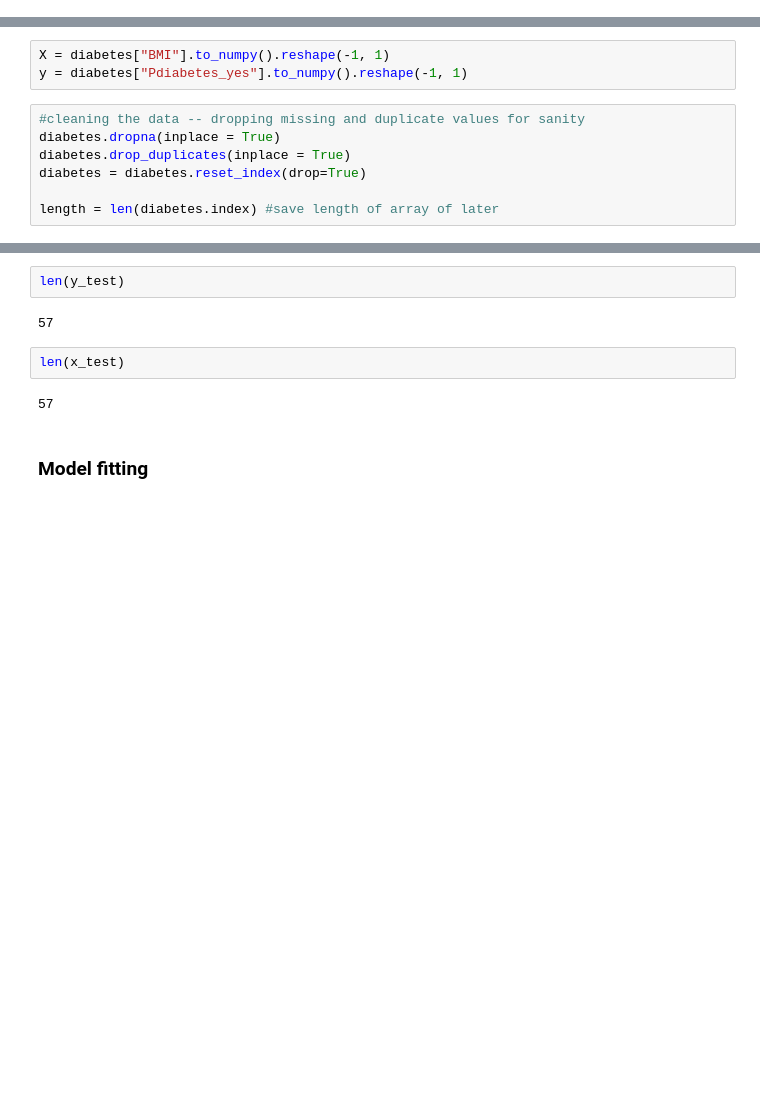
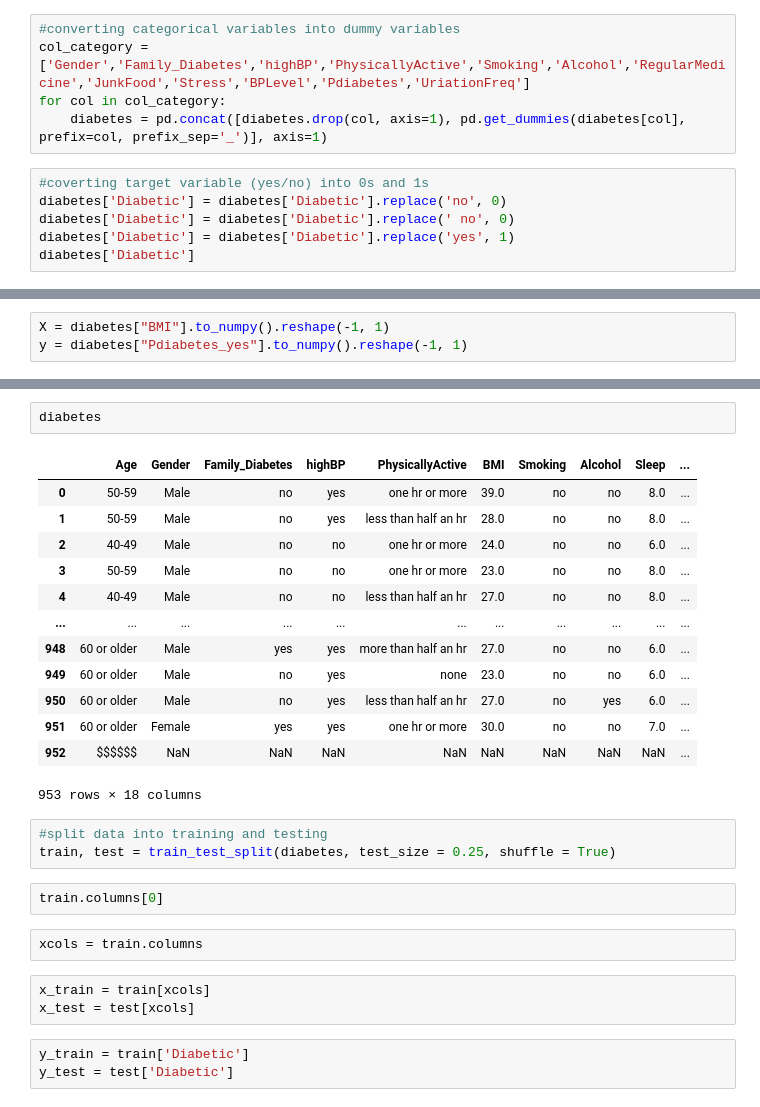
Before and after one commit to wxuan309/SC22-BatchA-elastic-searchers, a Jupyter notebook: ds-project/main.ipynb, the cells around one changed output, grey strips where cells are left out. Drawn from its saved outputs; the diff is of its cells as text; blank space fills up the shorter version.

```diff
--- a/ds-project/main.ipynb
+++ b/ds-project/main.ipynb
@@ -83,0 +83,11 @@ Name: Age, Length: 953, dtype: bool
+# %%
+#converting categorical variables into dummy variables
+col_category = ['Gender','Family_Diabetes','highBP','PhysicallyActive','Smoking','Alcohol','RegularMedicine','JunkFood','Stress','BPLevel','Pdiabetes','UriationFreq']
+for col in col_category:
+    diabetes = pd.concat([diabetes.drop(col, axis=1), pd.get_dummies(diabetes[col], prefix=col, prefix_sep='_')], axis=1)
+# %%
+#coverting target variable (yes/no) into 0s and 1s
+diabetes['Diabetic'] = diabetes['Diabetic'].replace('no', 0)
+diabetes['Diabetic'] = diabetes['Diabetic'].replace(' no', 0)
+diabetes['Diabetic'] = diabetes['Diabetic'].replace('yes', 1)
+diabetes['Diabetic']
@@ -163,10 +260,3 @@ fig.show()
 # %%
 X = diabetes["BMI"].to_numpy().reshape(-1, 1)
 y = diabetes["Pdiabetes_yes"].to_numpy().reshape(-1, 1)
-# %%
-#cleaning the data -- dropping missing and duplicate values for sanity
-diabetes.dropna(inplace = True)
-diabetes.drop_duplicates(inplace = True)
-diabetes = diabetes.reset_index(drop=True)
-
-length = len(diabetes.index) #save length of array of later
@@ -232,11 +263,30 @@ fig.show()
-# %%
-len(y_test)
-# %% [output]
-57
-# %%
-len(x_test)
-# %% [output]
-57
-# %% [markdown]
-### Model fitting
+# %%
+diabetes
+# %% [output]
+|  | Age | Gender | Family_Diabetes | highBP | PhysicallyActive | BMI | Smoking | Alcohol | Sleep | ... |
+| 0 | 50-59 | Male | no | yes | one hr or more | 39.0 | no | no | 8.0 | ... |
+| 1 | 50-59 | Male | no | yes | less than half an hr | 28.0 | no | no | 8.0 | ... |
+| 2 | 40-49 | Male | no | no | one hr or more | 24.0 | no | no | 6.0 | ... |
+| 3 | 50-59 | Male | no | no | one hr or more | 23.0 | no | no | 8.0 | ... |
+| 4 | 40-49 | Male | no | no | less than half an hr | 27.0 | no | no | 8.0 | ... |
+| ... | ... | ... | ... | ... | ... | ... | ... | ... | ... | ... |
+| 948 | 60 or older | Male | yes | yes | more than half an hr | 27.0 | no | no | 6.0 | ... |
+| 949 | 60 or older | Male | no | yes | none | 23.0 | no | no | 6.0 | ... |
+| 950 | 60 or older | Male | no | yes | less than half an hr | 27.0 | no | yes | 6.0 | ... |
+| 951 | 60 or older | Female | yes | yes | one hr or more | 30.0 | no | no | 7.0 | ... |
+| 952 | $$$$$$ | NaN | NaN | NaN | NaN | NaN | NaN | NaN | NaN | ... |
+953 rows × 18 columns
+# %%
+#split data into training and testing
+train, test = train_test_split(diabetes, test_size = 0.25, shuffle = True)
+# %%
+train.columns[0]
+# %%
+xcols = train.columns
+# %%
+x_train = train[xcols]
+x_test = test[xcols]
+# %%
+y_train = train['Diabetic']
+y_test = test['Diabetic']
 # %%
```
Also changed, not shown: parts of 48 cells of this notebook, 12 other files.
